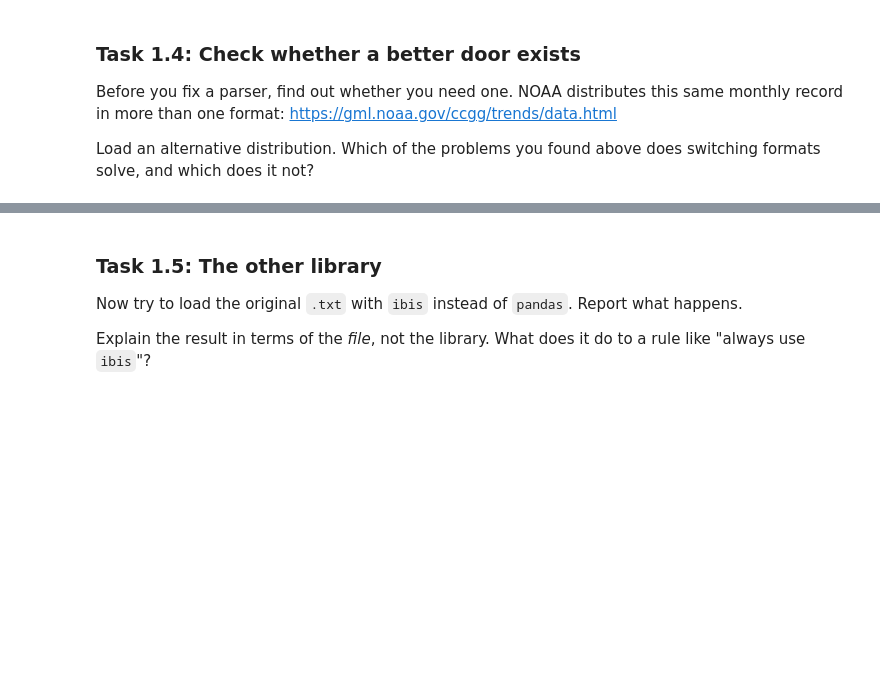
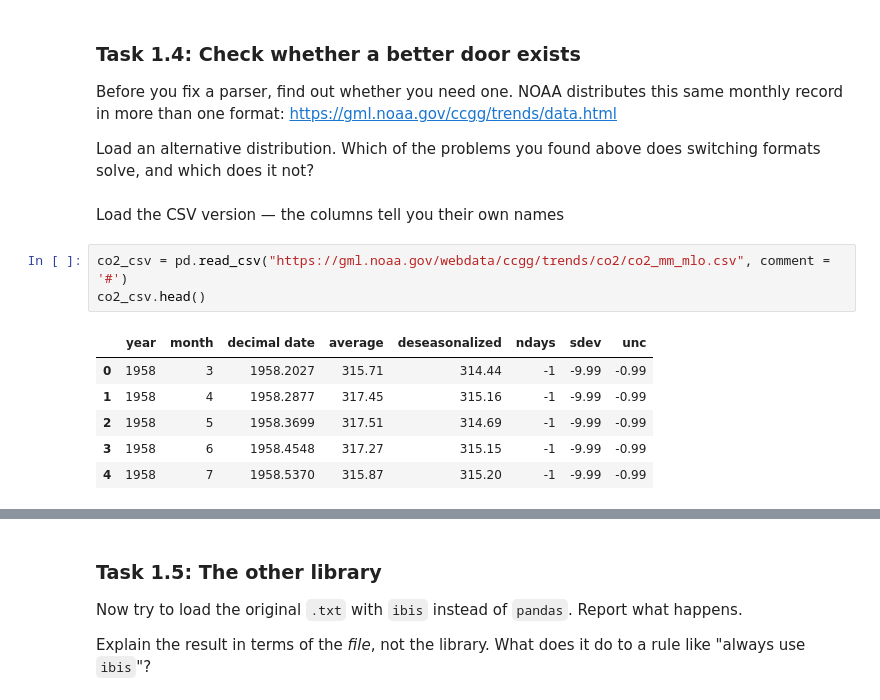
Before and after one commit to reyannaortega1-png/climate-module-reyannaortega1, a Jupyter notebook: climate.ipynb, the cells around one changed output, grey strips where cells are left out. Saved outputs shown, nothing was run; the diff lists cells and outputs as text; blank space fills up the shorter version.

```diff
--- a/climate.ipynb
+++ b/climate.ipynb
@@ -75,3 +153,15 @@ in more than one format: <https://gml.noaa.gov/ccgg/trends/data.html>
 
 Load an alternative distribution. Which of the problems you found above does switching formats
 solve, and which does it not?
+# %% [markdown]
+Load the CSV version — the columns tell you their own names
+# %%
+co2_csv = pd.read_csv("https://gml.noaa.gov/webdata/ccgg/trends/co2/co2_mm_mlo.csv", comment = '#')
+co2_csv.head()
+# %% [output]
+|  | year | month | decimal date | average | deseasonalized | ndays | sdev | unc |
+| 0 | 1958 | 3 | 1958.2027 | 315.71 | 314.44 | -1 | -9.99 | -0.99 |
+| 1 | 1958 | 4 | 1958.2877 | 317.45 | 315.16 | -1 | -9.99 | -0.99 |
+| 2 | 1958 | 5 | 1958.3699 | 317.51 | 314.69 | -1 | -9.99 | -0.99 |
+| 3 | 1958 | 6 | 1958.4548 | 317.27 | 315.15 | -1 | -9.99 | -0.99 |
+| 4 | 1958 | 7 | 1958.5370 | 315.87 | 315.20 | -1 | -9.99 | -0.99 |
```
Also changed, not shown: parts of 20 cells of this notebook, 3 other files.
